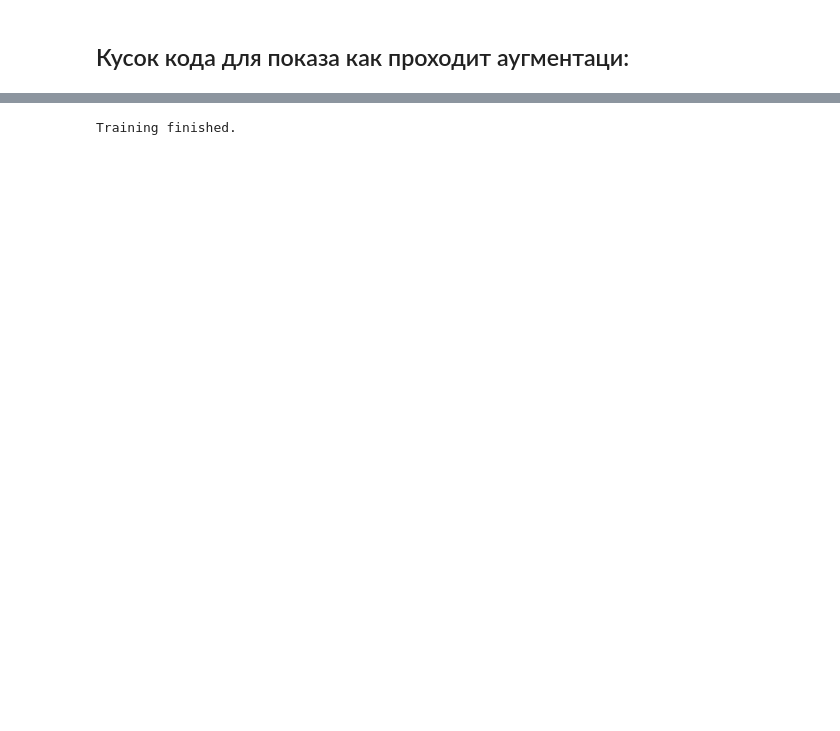
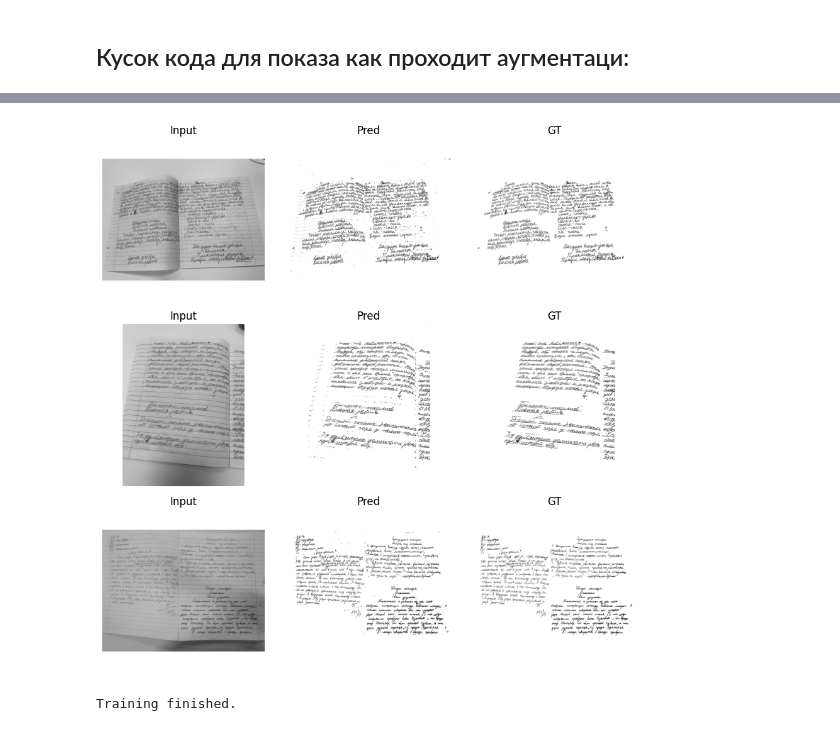
Before and after one commit to intsystems/2026-Project-190, a Jupyter notebook: code/unet_binarization/u-net-binarization-paper.ipynb, the cells around one changed output, grey strips where cells are left out. Drawn from its saved outputs; the diff is of its cells as text; code cells hidden in the pictures; blank space fills up the shorter version.

```diff
--- a/code/unet_binarization/u-net-binarization-paper.ipynb
+++ b/code/unet_binarization/u-net-binarization-paper.ipynb
@@ -514,3 +596,34 @@ KeyboardInterrupt:
+# %%
+# Берём 3 примера из валидационного датасета (без аугментаций)
+model.eval()
+fig, axes = plt.subplots(3, 3, figsize=(9, 9))
+
+with torch.no_grad():
+    for i in range(3):
+        x, y = val_dataset[i]
+        x = x.unsqueeze(0).to(device)           # (1,1,H,W)
+        y = y.squeeze(0).cpu().numpy()          # (H,W)
+
+        logits = model(x)
+        prob = torch.sigmoid(logits).squeeze().cpu().numpy()
+        pred = (prob > 0.5).astype(np.uint8) * 255
+
+        # Входное изображение (денормализуем из [-1,1] в [0,255])
+        img = ((x.squeeze().cpu().numpy() + 1) / 2 * 255).astype(np.uint8)
+
+        axes[i, 0].imshow(img, cmap='gray')
+        axes[i, 0].set_title('Input')
+        axes[i, 1].imshow(pred, cmap='gray')
+        axes[i, 1].set_title('Pred')
+        axes[i, 2].imshow(y, cmap='gray')
+        axes[i, 2].set_title('GT')
+        for j in range(3):
+            axes[i, j].axis('off')
+plt.tight_layout()
+plt.savefig('примеры работы нейросети', dpi=300, bbox_inches='tight')
+plt.show()
+# %% [output]
+[figure, added]
 # %%
 # Сохранение (учитываем DataParallel)
 if isinstance(model, nn.DataParallel):
```
Also changed, not shown: parts of 11 cells of this notebook, 24 other files.
